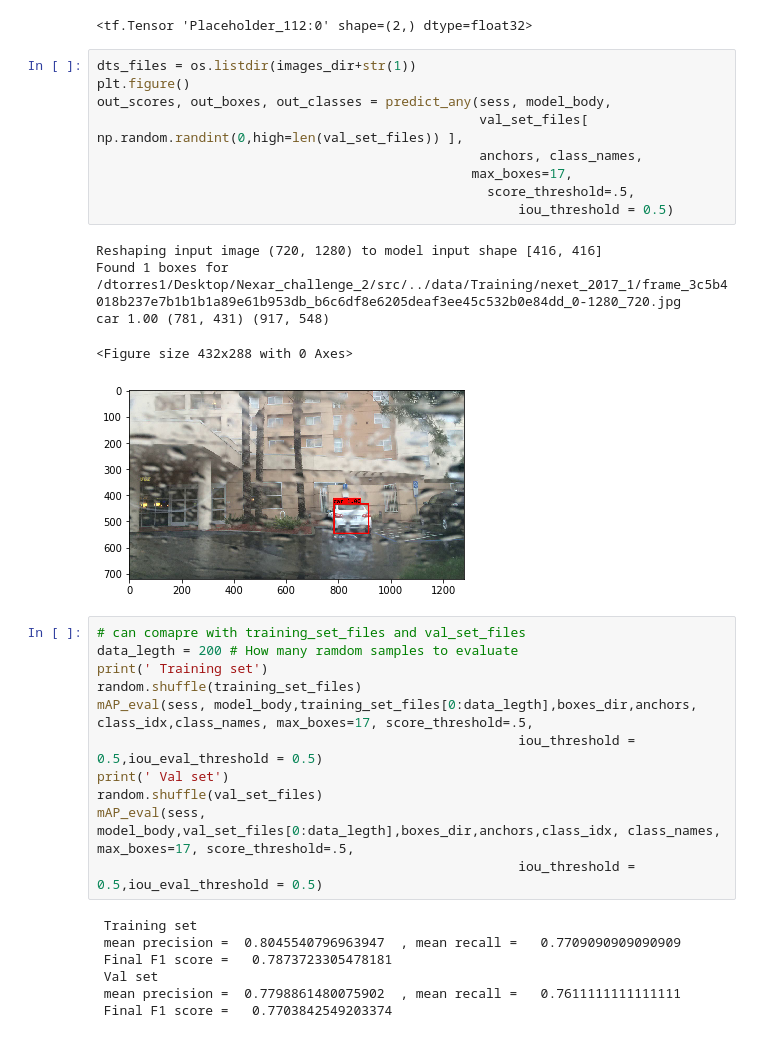
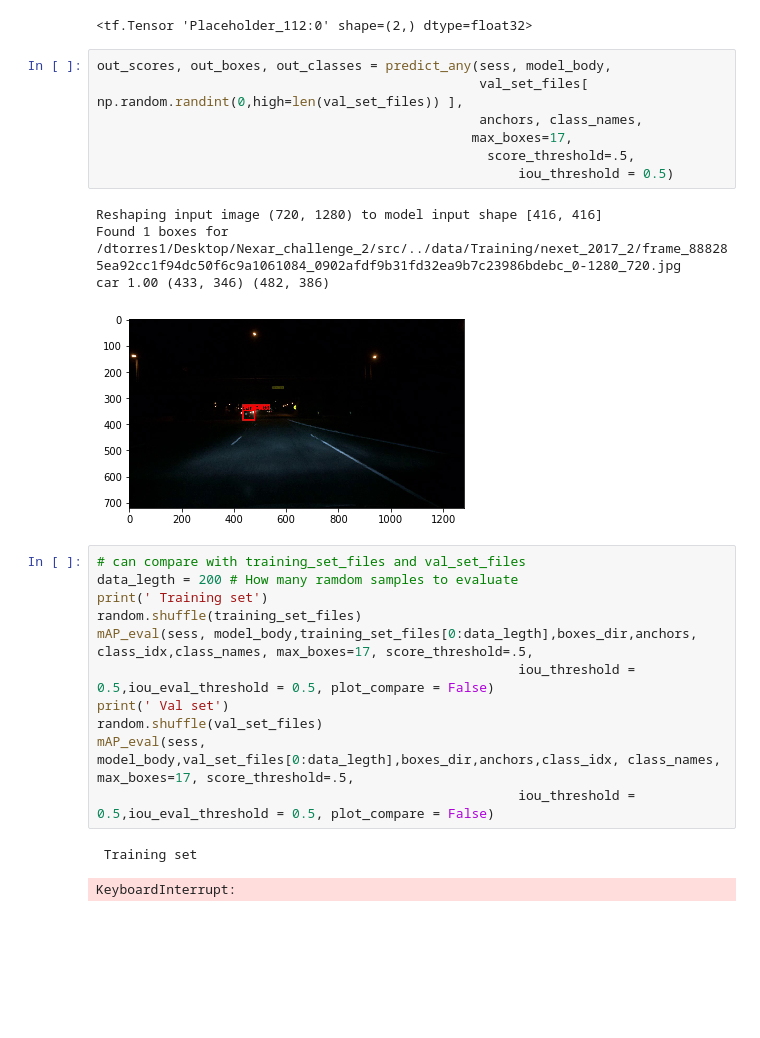
Before and after one commit to DavidTorresOcana/Nexar_challenge_2, a Jupyter notebook: src/Nexar YOLO Train-eval.ipynb, the cells around one changed output. Saved outputs shown, nothing was run; the diff lists cells and outputs as text; blank space fills up the shorter version.

Commit message:
Test set eval

```diff
--- a/src/Nexar YOLO Train-eval.ipynb
+++ b/src/Nexar YOLO Train-eval.ipynb
@@ -459,35 +472,28 @@ input_image_shape
 # %% [output]
 <tf.Tensor 'Placeholder_112:0' shape=(2,) dtype=float32>
 # %%
-dts_files = os.listdir(images_dir+str(1))
-plt.figure()
 out_scores, out_boxes, out_classes = predict_any(sess, model_body,
                                                  val_set_files[ np.random.randint(0,high=len(val_set_files)) ],
                                                  anchors, class_names,
                                                 max_boxes=17,
                                                   score_threshold=.5,
                                                       iou_threshold = 0.5)
 # %% [output]
 Reshaping input image (720, 1280) to model input shape [416, 416]
-Found 1 boxes for /dtorres1/Desktop/Nexar_challenge_2/src/../data/Training/nexet_2017_1/frame_3c5b4018b237e7b1b1b1a89e61b953db_b6c6df8e6205deaf3ee45c532b0e84dd_0-1280_720.jpg
-car 1.00 (781, 431) (917, 548)
+Found 1 boxes for /dtorres1/Desktop/Nexar_challenge_2/src/../data/Training/nexet_2017_2/frame_888285ea92cc1f94dc50f6c9a1061084_0902afdf9b31fd32ea9b7c23986bdebc_0-1280_720.jpg
+car 1.00 (433, 346) (482, 386)
-<Figure size 432x288 with 0 Axes>
-[figure, old version]
+[figure, new version]
 # %%
-# can comapre with training_set_files and val_set_files
+# can compare with training_set_files and val_set_files
 data_legth = 200 # How many ramdom samples to evaluate
 print(' Training set')
 random.shuffle(training_set_files)
 mAP_eval(sess, model_body,training_set_files[0:data_legth],boxes_dir,anchors, class_idx,class_names, max_boxes=17, score_threshold=.5,
-                                                      iou_threshold = 0.5,iou_eval_threshold = 0.5)
+                                                      iou_threshold = 0.5,iou_eval_threshold = 0.5, plot_compare = False)
 print(' Val set')
 random.shuffle(val_set_files)
 mAP_eval(sess, model_body,val_set_files[0:data_legth],boxes_dir,anchors,class_idx, class_names, max_boxes=17, score_threshold=.5,
-                                                      iou_threshold = 0.5,iou_eval_threshold = 0.5)
+                                                      iou_threshold = 0.5,iou_eval_threshold = 0.5, plot_compare = False)
 # %% [output]
  Training set
- mean precision =  0.8045540796963947  , mean recall =   0.7709090909090909
- Final F1 score =   0.7873723305478181
- Val set
- mean precision =  0.7798861480075902  , mean recall =   0.7611111111111111
- Final F1 score =   0.7703842549203374
+KeyboardInterrupt:
```
Also changed, not shown: parts of 12 cells of this notebook, 4 other files.
